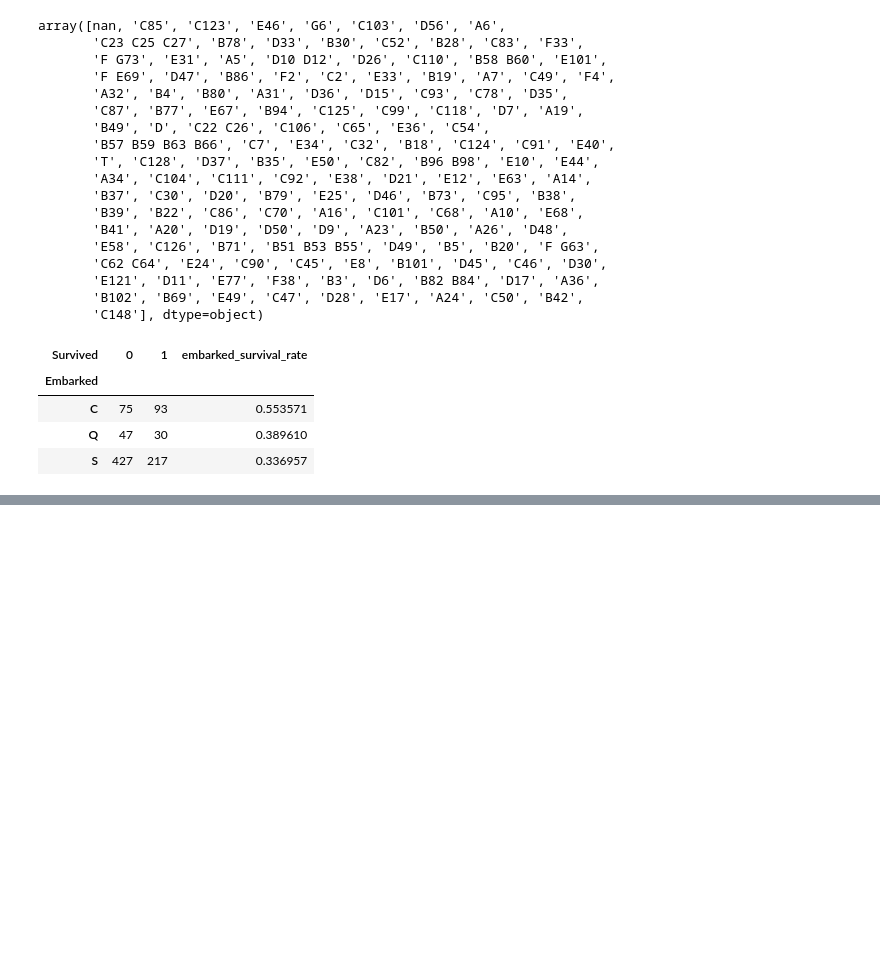
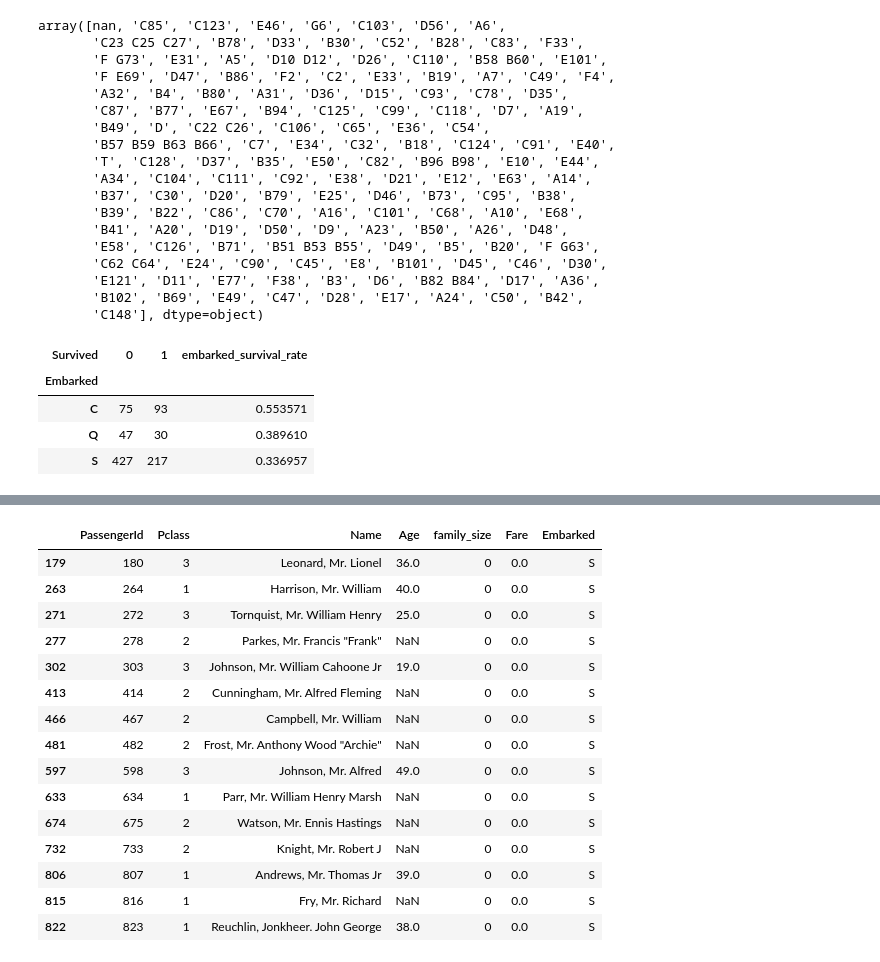
Before and after one commit to AdventurousDataScientist/TitanicSurvival, a Jupyter notebook: Titanic EDA.ipynb, the cells around one changed output, grey strips where cells are left out. Drawn from its saved outputs; the diff is of its cells as text; code cells hidden in the pictures; blank space fills up the shorter version.

```diff
--- a/Titanic EDA.ipynb
+++ b/Titanic EDA.ipynb
@@ -466,0 +923,19 @@ gbr_final_pipe = train_gbr_classifier(preprocessor3, GradientBoostingClassifier,
+# %%
+train[train['Fare'] == 0][['PassengerId', 'Pclass', 'Name', 'Age', 'family_size', 'Fare', 'Embarked']]
+# %% [output]
+|  | PassengerId | Pclass | Name | Age | family_size | Fare | Embarked |
+| 179 | 180 | 3 | Leonard, Mr. Lionel | 36.0 | 0 | 0.0 | S |
+| 263 | 264 | 1 | Harrison, Mr. William | 40.0 | 0 | 0.0 | S |
+| 271 | 272 | 3 | Tornquist, Mr. William Henry | 25.0 | 0 | 0.0 | S |
+| 277 | 278 | 2 | Parkes, Mr. Francis "Frank" | NaN | 0 | 0.0 | S |
+| 302 | 303 | 3 | Johnson, Mr. William Cahoone Jr | 19.0 | 0 | 0.0 | S |
+| 413 | 414 | 2 | Cunningham, Mr. Alfred Fleming | NaN | 0 | 0.0 | S |
+| 466 | 467 | 2 | Campbell, Mr. William | NaN | 0 | 0.0 | S |
+| 481 | 482 | 2 | Frost, Mr. Anthony Wood "Archie" | NaN | 0 | 0.0 | S |
+| 597 | 598 | 3 | Johnson, Mr. Alfred | 49.0 | 0 | 0.0 | S |
+| 633 | 634 | 1 | Parr, Mr. William Henry Marsh | NaN | 0 | 0.0 | S |
+| 674 | 675 | 2 | Watson, Mr. Ennis Hastings | NaN | 0 | 0.0 | S |
+| 732 | 733 | 2 | Knight, Mr. Robert J | NaN | 0 | 0.0 | S |
+| 806 | 807 | 1 | Andrews, Mr. Thomas Jr | 39.0 | 0 | 0.0 | S |
+| 815 | 816 | 1 | Fry, Mr. Richard | NaN | 0 | 0.0 | S |
+| 822 | 823 | 1 | Reuchlin, Jonkheer. John George | 38.0 | 0 | 0.0 | S |
```
Also changed, not shown: parts of 75 cells of this notebook, 1 other file.
